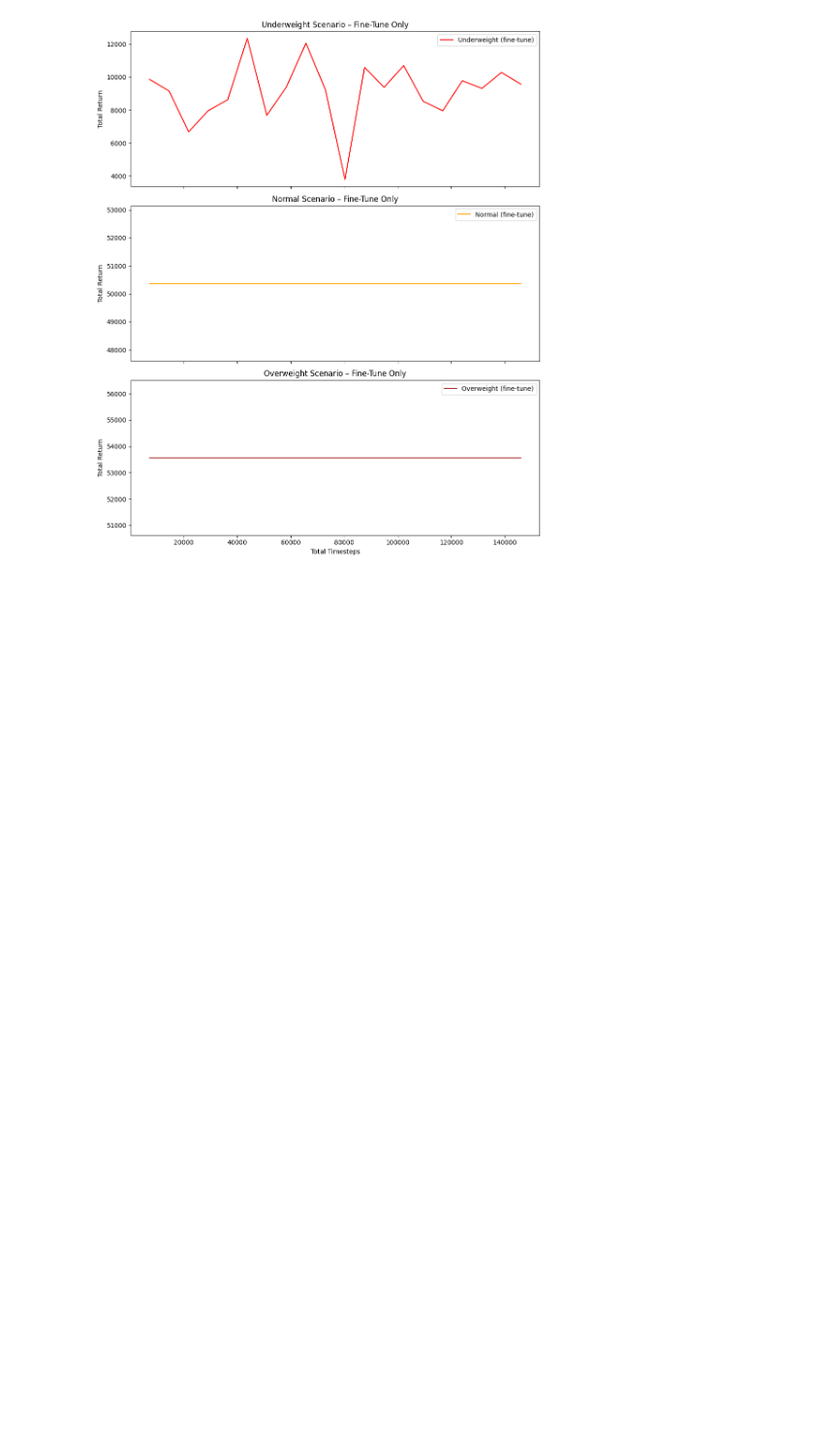
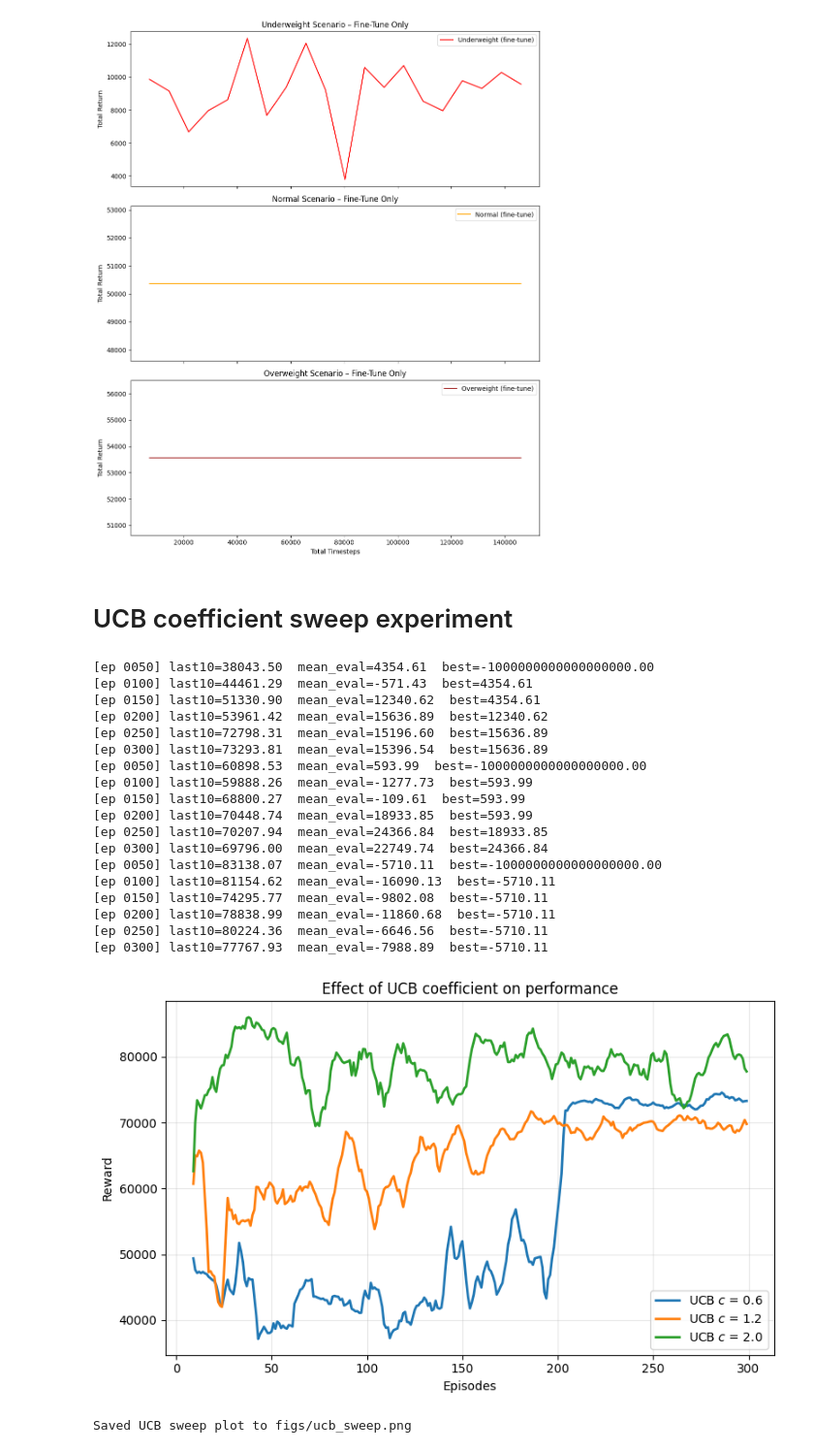
Before and after one commit to TSRay911/ml_assignment, a Jupyter notebook: training/dyna_q_lifestyle.ipynb, the cells around one changed output. Shown at 97% size. Drawn from its saved outputs; the diff is of its cells as text; code cells hidden in the pictures; blank space fills up the shorter version.

```diff
--- a/training/dyna_q_lifestyle.ipynb
+++ b/training/dyna_q_lifestyle.ipynb
@@ -644,3 +626,64 @@ if ft_steps.size:
 # %% [output]
 [figure]
 [figure]
+# %% [markdown]
+# UCB coefficient sweep experiment
+# %%
+import matplotlib.pyplot as plt
+os.makedirs("figs", exist_ok=True)
+
+def _moving_avg(x, w=10):
+    if len(x) < w: return np.array(x, dtype=float)
+    return np.convolve(x, np.ones(w)/w, mode="valid")
+
+# Try different UCB coefficients
+c_list = [0.6, 1.2, 2.0]
+labels = [r"UCB $c$ = 0.6", r"UCB $c$ = 1.2", r"UCB $c$ = 2.0"]
+
+curves = []
+for c in c_list:
+    _, tele_c = train_dyna_q(
+        episodes=300,
+        alpha=0.07, gamma=0.99, planning_steps=25,
+        ucb_c=c,
+        eval_every=50,
+        save_path=f"saved_models/dyna_q_c{c}.json"
+    )
+    curves.append(tele_c["returns"])
+
+# Plot the learning curves
+plt.figure(figsize=(8,5))
+for rets, lbl in zip(curves, labels):
+    ma = _moving_avg(rets, w=10)
+    plt.plot(np.arange(len(ma)) + 9, ma, linewidth=2.0, label=lbl)
+plt.xlabel("Episodes")
+plt.ylabel("Reward")
+plt.title("Effect of UCB coefficient on performance")
+plt.legend()
+plt.grid(alpha=0.3)
+plt.tight_layout()
+plt.savefig("figs/ucb_sweep.png", dpi=180)
+plt.show()
+
+print("Saved UCB sweep plot to figs/ucb_sweep.png")
+# %% [output]
+[ep 0050] last10=38043.50  mean_eval=4354.61  best=-1000000000000000000.00
+[ep 0100] last10=44461.29  mean_eval=-571.43  best=4354.61
+[ep 0150] last10=51330.90  mean_eval=12340.62  best=4354.61
+[ep 0200] last10=53961.42  mean_eval=15636.89  best=12340.62
+[ep 0250] last10=72798.31  mean_eval=15196.60  best=15636.89
+[ep 0300] last10=73293.81  mean_eval=15396.54  best=15636.89
+[ep 0050] last10=60898.53  mean_eval=593.99  best=-1000000000000000000.00
+[ep 0100] last10=59888.26  mean_eval=-1277.73  best=593.99
+[ep 0150] last10=68800.27  mean_eval=-109.61  best=593.99
+[ep 0200] last10=70448.74  mean_eval=18933.85  best=593.99
+[ep 0250] last10=70207.94  mean_eval=24366.84  best=18933.85
+[ep 0300] last10=69796.00  mean_eval=22749.74  best=24366.84
+[ep 0050] last10=83138.07  mean_eval=-5710.11  best=-1000000000000000000.00
+[ep 0100] last10=81154.62  mean_eval=-16090.13  best=-5710.11
+[ep 0150] last10=74295.77  mean_eval=-9802.08  best=-5710.11
+[ep 0200] last10=78838.99  mean_eval=-11860.68  best=-5710.11
+[ep 0250] last10=80224.36  mean_eval=-6646.56  best=-5710.11
+[ep 0300] last10=77767.93  mean_eval=-7988.89  best=-5710.11
+[figure, added]
+Saved UCB sweep plot to figs/ucb_sweep.png
```
Also changed, not shown: parts of 7 cells of this notebook, 1 other file.
